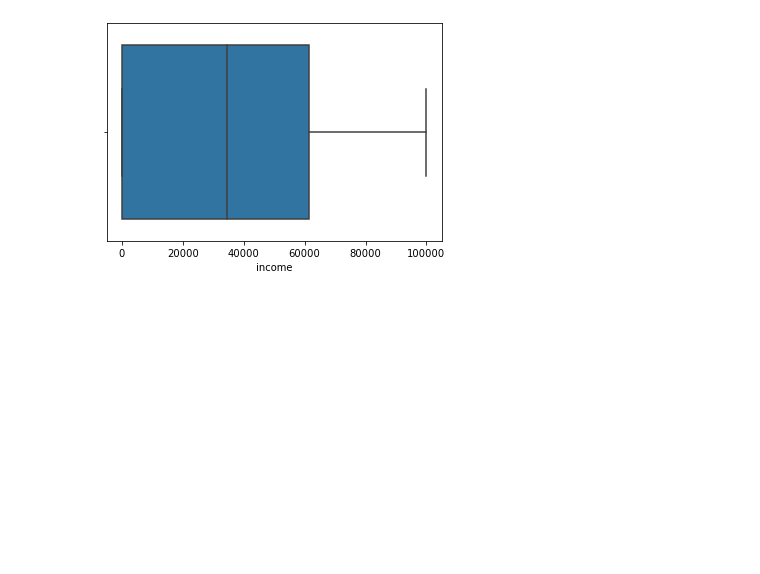
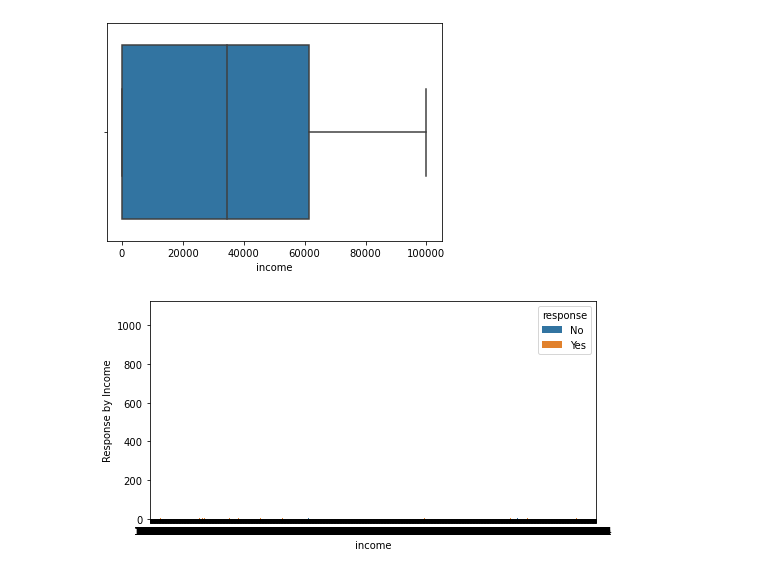
Before and after one commit to Jesus-Almansa/lab-customer-analysis-round-2, a Jupyter notebook: files_for_lab/csv_files/customer_analysis_round2.ipynb, the cells around one changed output. Saved outputs shown, nothing was run; the diff lists cells and outputs as text; code cells hidden in the pictures; blank space fills up the shorter version.

```diff
--- a/files_for_lab/csv_files/customer_analysis_round2.ipynb
+++ b/files_for_lab/csv_files/customer_analysis_round2.ipynb
@@ -117,3 +142,11 @@ sns.boxplot(df["income"])
 plt.show()
 # %% [output]
 [figure]
+# %%
+# Not worth this one
+plt.figure(figsize=(8,4))
+sns.countplot(x='income', hue='response', data=df)
+plt.ylabel('Response by Income')
+plt.show()
+# %% [output]
+[figure, added]
```
Also changed, not shown: parts of 4 cells of this notebook.
